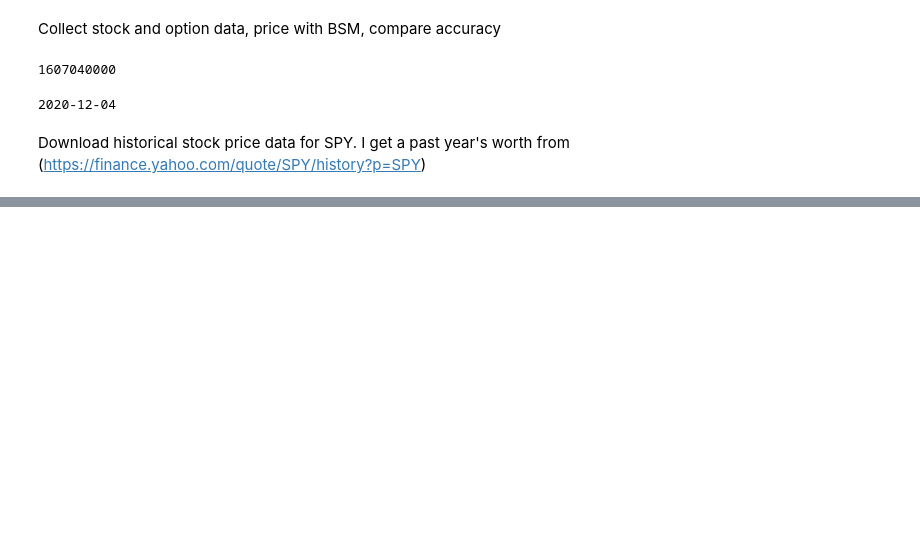
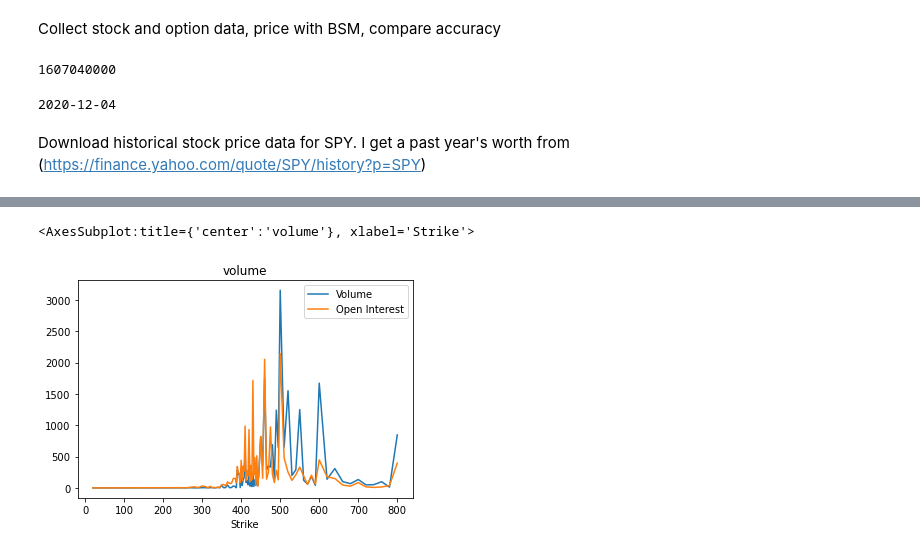
Before and after one commit to Maosef/options_pricing, a Jupyter notebook: option pricing.ipynb, the cells around one changed output, grey strips where cells are left out. Drawn from its saved outputs; the diff is of its cells as text; code cells hidden in the pictures; blank space fills up the shorter version.

```diff
--- a/option pricing.ipynb
+++ b/option pricing.ipynb
@@ -186,3 +192,14 @@ df_estimate[df_estimate['estimate_error'].abs() > 1]
+# %%
+df_estimate['Volume'] = df_estimate['Volume'].replace(to_replace='-',value=0)
+df_estimate['Volume'] = df_estimate['Volume'].astype('int')
+
+df_estimate['Open Interest'] = df_estimate['Open Interest'].replace(to_replace='-',value=0)
+df_estimate['Open Interest'] = df_estimate['Open Interest'].astype('int')
+
+df_estimate.plot(x='Strike',y=['Volume','Open Interest'],title='volume and open interest')
+# %% [output]
+<AxesSubplot:title={'center':'volume'}, xlabel='Strike'>
+[figure, added]
 # %%
 # plot the error across strikes
 
```
Also changed, not shown: parts of 14 cells of this notebook.
